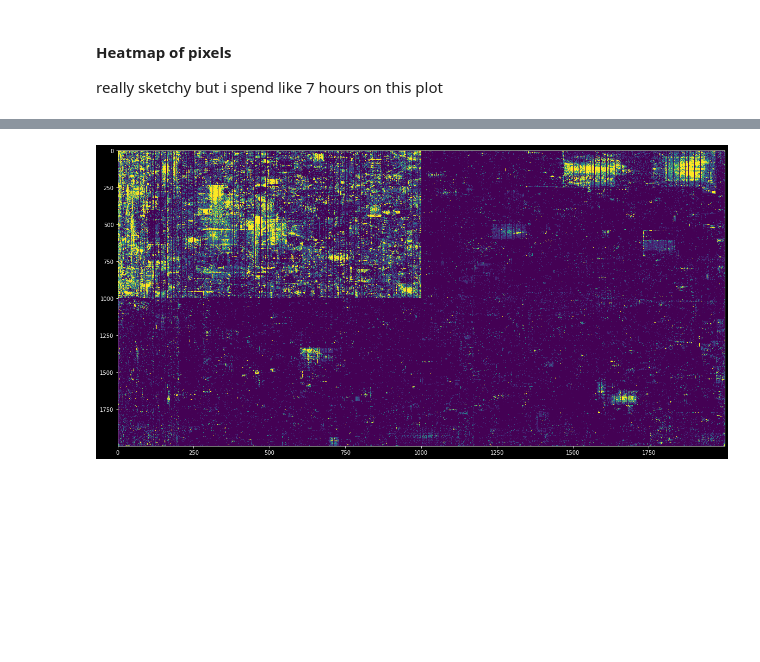
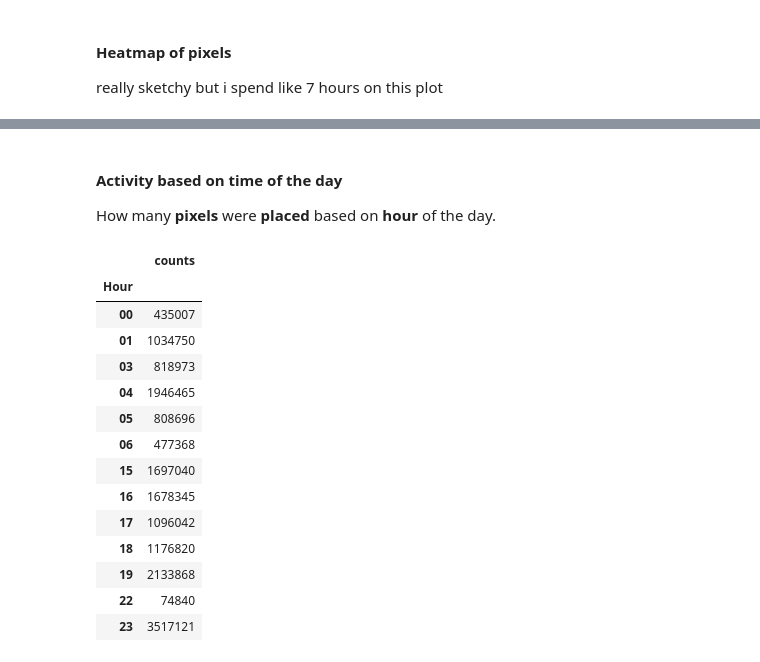
Before and after one commit to D-Mielewczyk/r-place-analysis, a Jupyter notebook: main.ipynb, the cells around one changed output, grey strips where cells are left out. Cells and saved outputs as stored; diff of their text form; code cells hidden in the pictures; blank space fills up the shorter version.

```diff
--- a/main.ipynb
+++ b/main.ipynb
@@ -177,7 +158,28 @@ print(h_map)
 # %%
 fig, ax = plt.subplots(figsize=figsize)
-ax = plt.imshow(h_map, interpolation='none', aspect='auto', vmax = 10)
-# plt.colorbar()
+ax = plt.imshow(h_map, interpolation='none', aspect='auto', vmax = 100)
+plt.colorbar()
 fig.savefig('./plots/pixels_heatmap.pdf')
-# %% [output]
-[figure, removed]
+# %% [markdown]
+#### Activity based on time of the day
+How many **pixels** were **placed** based on **hour** of the day.
+# %%
+hourly = df["timestamp"].dt.strftime('%H')
+hourly = hourly.value_counts().rename_axis("Hour").to_frame("counts").sort_index()
+hourly
+# %% [output]
+|  | counts |
+| Hour |  |
+| 00 | 435007 |
+| 01 | 1034750 |
+| 03 | 818973 |
+| 04 | 1946465 |
+| 05 | 808696 |
+| 06 | 477368 |
+| 15 | 1697040 |
+| 16 | 1678345 |
+| 17 | 1096042 |
+| 18 | 1176820 |
+| 19 | 2133868 |
+| 22 | 74840 |
+| 23 | 3517121 |
```
Also changed, not shown: parts of 9 cells of this notebook, 5 other files.
